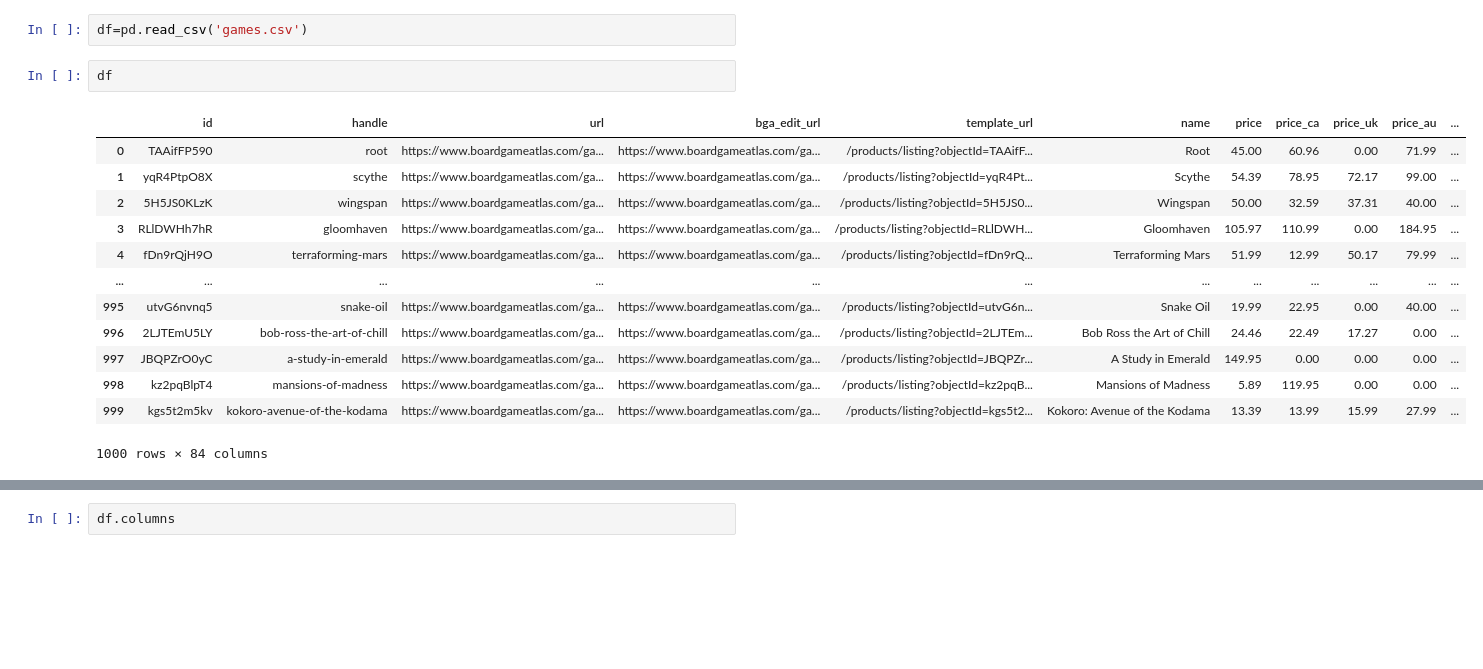
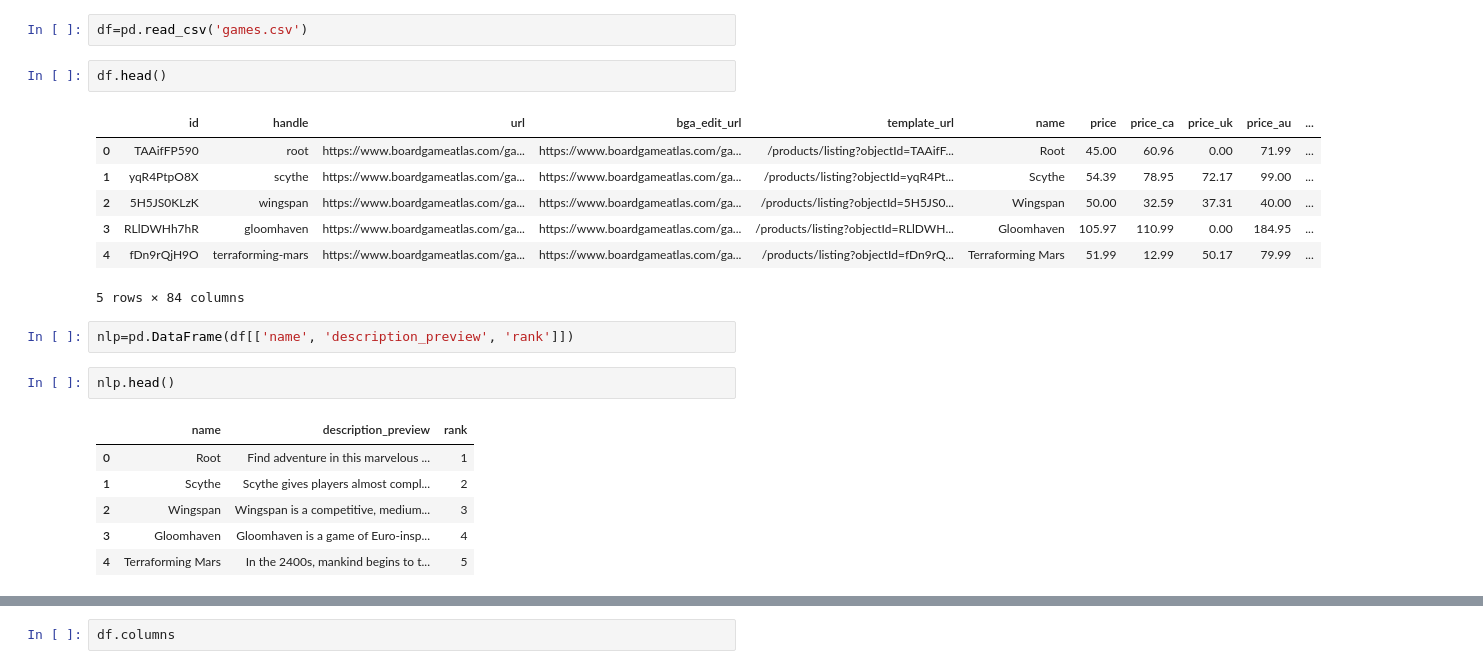
Before and after one commit to Andy-Jensen/board-game-project, a Jupyter notebook: Prepare.ipynb, the cells around one changed output, grey strips where cells are left out. Saved outputs shown, nothing was run; the diff lists cells and outputs as text; blank space fills up the shorter version.

Commit message:
NLP of game descriptions

```diff
--- a/Prepare.ipynb
+++ b/Prepare.ipynb
@@ -6,18 +6,23 @@ import seaborn as sns
 # %%
 df=pd.read_csv('games.csv')
 # %%
-df
+df.head()
 # %% [output]
 |  | id | handle | url | bga_edit_url | template_url | name | price | price_ca | price_uk | price_au | ... |
 | 0 | TAAifFP590 | root | https://www.boardgameatlas.com/ga... | https://www.boardgameatlas.com/ga... | /products/listing?objectId=TAAifF... | Root | 45.00 | 60.96 | 0.00 | 71.99 | ... |
 | 1 | yqR4PtpO8X | scythe | https://www.boardgameatlas.com/ga... | https://www.boardgameatlas.com/ga... | /products/listing?objectId=yqR4Pt... | Scythe | 54.39 | 78.95 | 72.17 | 99.00 | ... |
 | 2 | 5H5JS0KLzK | wingspan | https://www.boardgameatlas.com/ga... | https://www.boardgameatlas.com/ga... | /products/listing?objectId=5H5JS0... | Wingspan | 50.00 | 32.59 | 37.31 | 40.00 | ... |
 | 3 | RLlDWHh7hR | gloomhaven | https://www.boardgameatlas.com/ga... | https://www.boardgameatlas.com/ga... | /products/listing?objectId=RLlDWH... | Gloomhaven | 105.97 | 110.99 | 0.00 | 184.95 | ... |
 | 4 | fDn9rQjH9O | terraforming-mars | https://www.boardgameatlas.com/ga... | https://www.boardgameatlas.com/ga... | /products/listing?objectId=fDn9rQ... | Terraforming Mars | 51.99 | 12.99 | 50.17 | 79.99 | ... |
-| ... | ... | ... | ... | ... | ... | ... | ... | ... | ... | ... | ... |
-| 995 | utvG6nvnq5 | snake-oil | https://www.boardgameatlas.com/ga... | https://www.boardgameatlas.com/ga... | /products/listing?objectId=utvG6n... | Snake Oil | 19.99 | 22.95 | 0.00 | 40.00 | ... |
-| 996 | 2LJTEmU5LY | bob-ross-the-art-of-chill | https://www.boardgameatlas.com/ga... | https://www.boardgameatlas.com/ga... | /products/listing?objectId=2LJTEm... | Bob Ross the Art of Chill | 24.46 | 22.49 | 17.27 | 0.00 | ... |
-| 997 | JBQPZrO0yC | a-study-in-emerald | https://www.boardgameatlas.com/ga... | https://www.boardgameatlas.com/ga... | /products/listing?objectId=JBQPZr... | A Study in Emerald | 149.95 | 0.00 | 0.00 | 0.00 | ... |
-| 998 | kz2pqBlpT4 | mansions-of-madness | https://www.boardgameatlas.com/ga... | https://www.boardgameatlas.com/ga... | /products/listing?objectId=kz2pqB... | Mansions of Madness | 5.89 | 119.95 | 0.00 | 0.00 | ... |
-| 999 | kgs5t2m5kv | kokoro-avenue-of-the-kodama | https://www.boardgameatlas.com/ga... | https://www.boardgameatlas.com/ga... | /products/listing?objectId=kgs5t2... | Kokoro: Avenue of the Kodama | 13.39 | 13.99 | 15.99 | 27.99 | ... |
-1000 rows × 84 columns
+5 rows × 84 columns
+# %%
+nlp=pd.DataFrame(df[['name', 'description_preview', 'rank']])
+# %%
+nlp.head()
+# %% [output]
+|  | name | description_preview | rank |
+| 0 | Root | Find adventure in this marvelous ... | 1 |
+| 1 | Scythe | Scythe gives players almost compl... | 2 |
+| 2 | Wingspan | Wingspan is a competitive, medium... | 3 |
+| 3 | Gloomhaven | Gloomhaven is a game of Euro-insp... | 4 |
+| 4 | Terraforming Mars | In the 2400s, mankind begins to t... | 5 |
```
Also changed, not shown: parts of 4 cells of this notebook, 1 other file.
